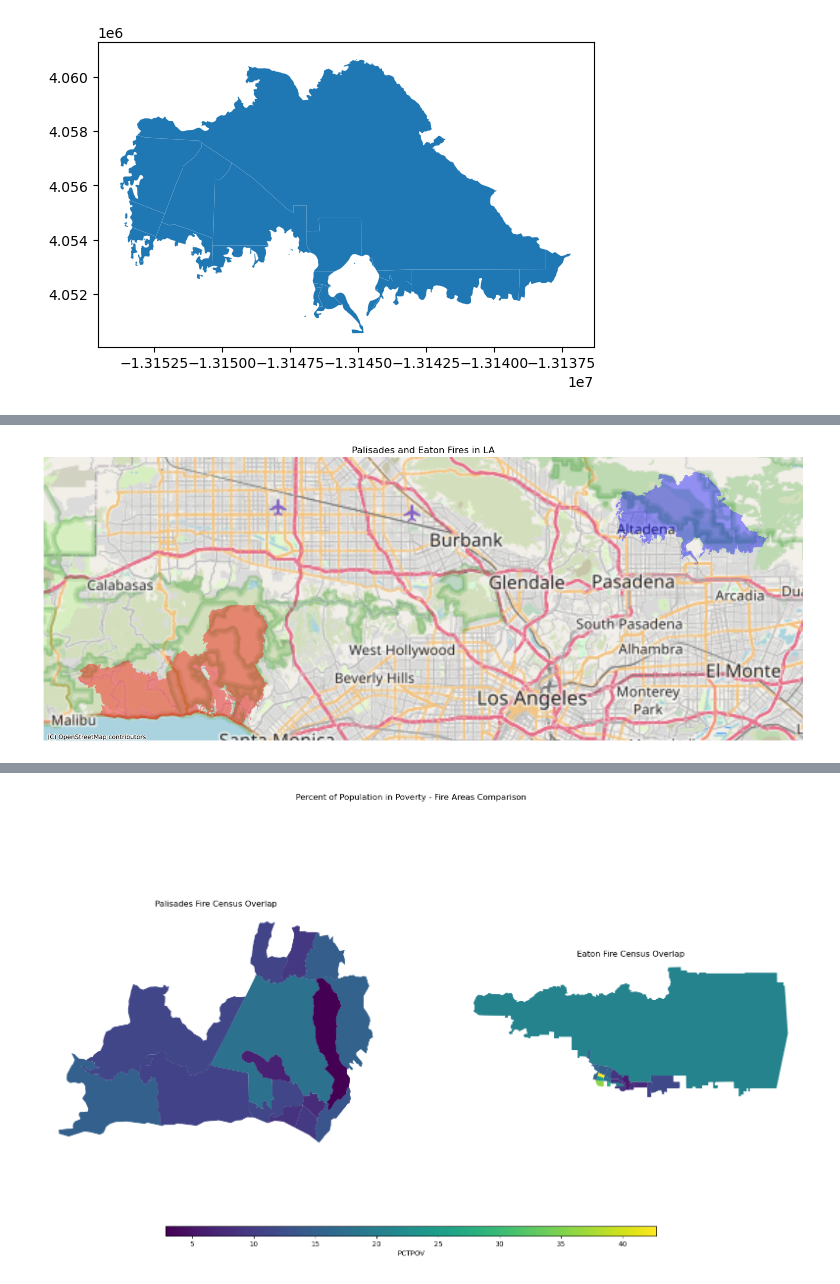
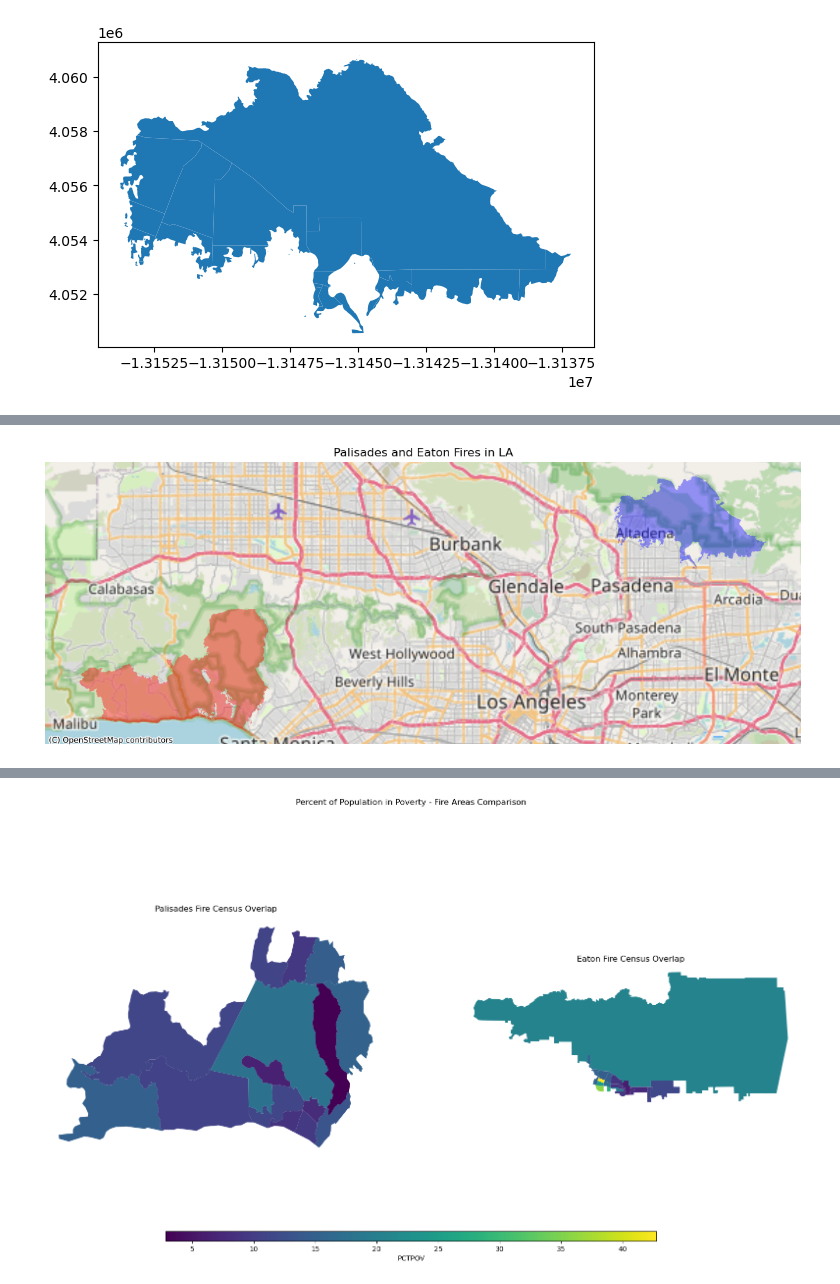
Before and after one commit to NatBonnet/eds220-hw4, a Jupyter notebook: los-angeles-fires-eji.ipynb, the cells around one changed output, grey strips where cells are left out. Saved outputs shown, nothing was run; the diff lists cells and outputs as text; code cells hidden in the pictures.

```diff
--- a/los-angeles-fires-eji.ipynb
+++ b/los-angeles-fires-eji.ipynb
@@ -149,17 +180,23 @@ plt.show()
 # %%
+# Plot areas of fires together with a basemap
 fig, ax = plt.subplots(1, 1, figsize=(14, 12))
 
+# Palisade area
 palisade.plot(ax=ax, color = "red", alpha = 0.4)
 
+# Eaton plot
 eaton.plot(ax=ax, color = "blue", alpha = 0.4)
+
 # Add basemap using contextily
 ctx.add_basemap(ax, source=ctx.providers.OpenStreetMap.Mapnik, crs = palisade.crs)
 
+# Create overall title
 ax.set_title("Palisades and Eaton Fires in LA")
 
+# Turn axes off for nicer visual output
 ax.axis('off')
 
-plt.tight_layout()
+
 plt.show()
 # %% [output]
-[figure, old version]
+[figure, new version]
```
Also changed, not shown: parts of 30 cells of this notebook, 2 other files.
